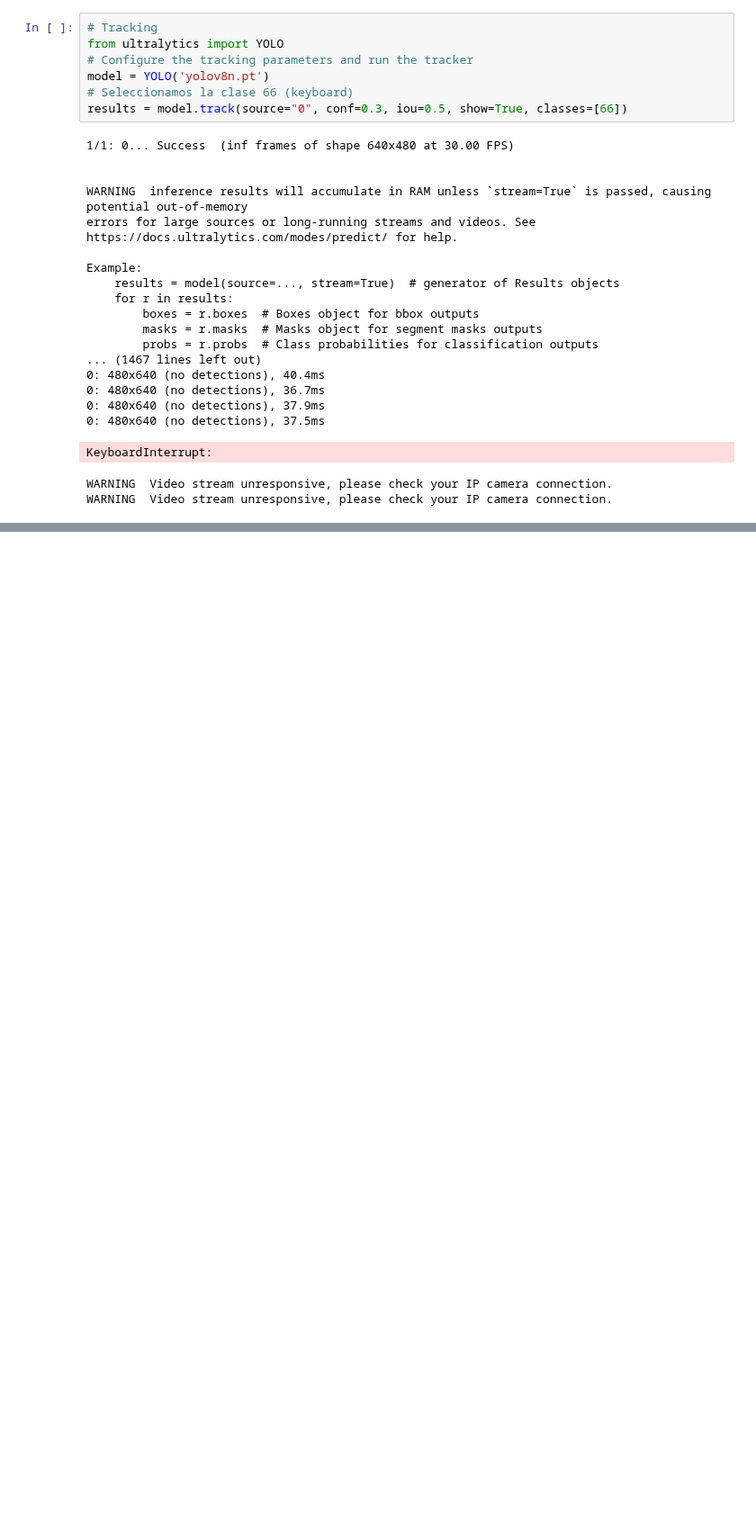
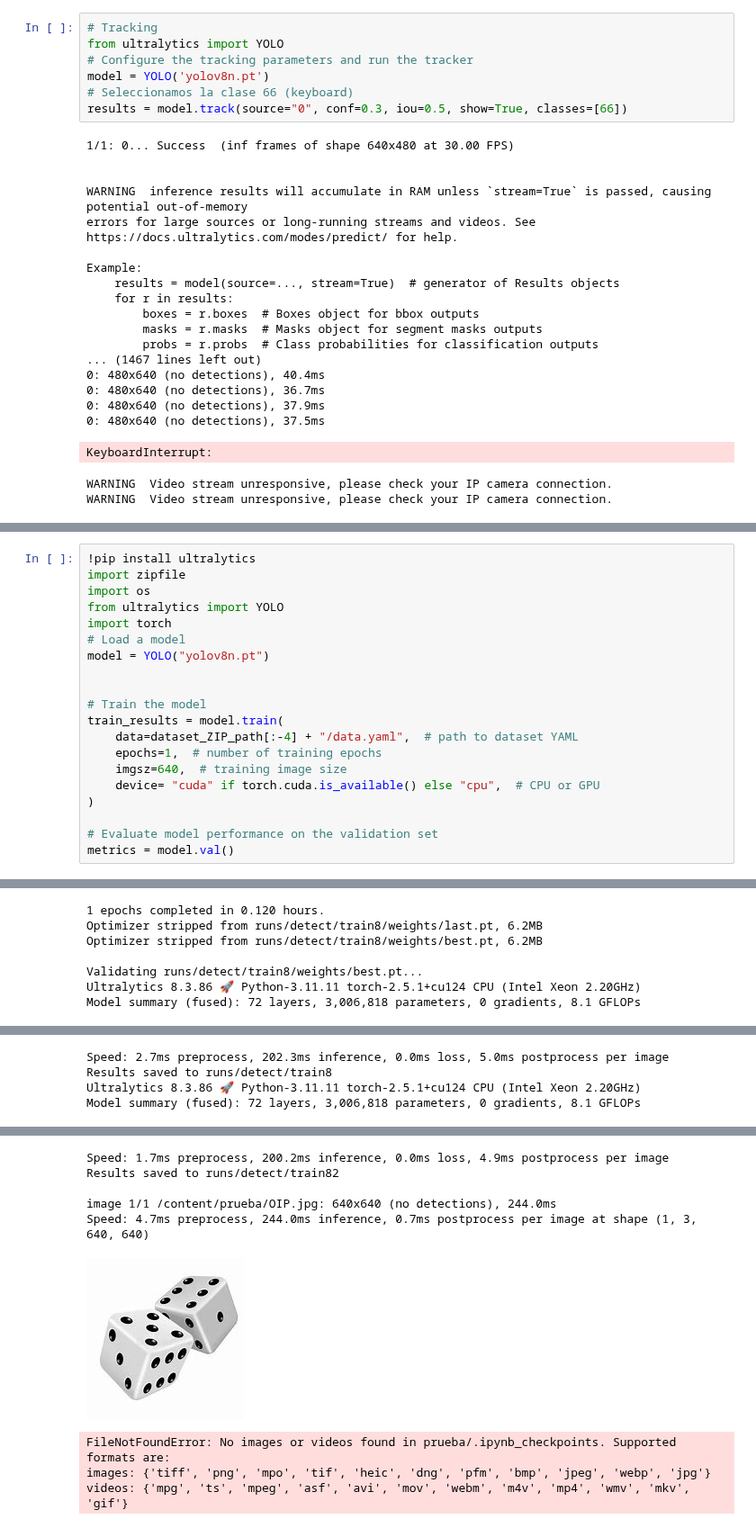
Before and after one commit to Javiert54/bigData, a Jupyter notebook: 1CEIABDTA - M2D/Modelos de Inteligencia artificial/TAREA 6 (24-25) DETECCIÓN DE OBJETOS CON YOLO/yolo.ipynb, the cells around one changed output, grey strips where cells are left out. Shown at 90% size. Cells and saved outputs as stored; diff of their text form; blank space fills up the shorter version.

```diff
--- a/1CEIABDTA - M2D/Modelos de Inteligencia artificial/TAREA 6 (24-25) DETECCIÓN DE OBJETOS CON YOLO/yolo.ipynb
+++ b/1CEIABDTA - M2D/Modelos de Inteligencia artificial/TAREA 6 (24-25) DETECCIÓN DE OBJETOS CON YOLO/yolo.ipynb
@@ -130,3 +136,24 @@ copy_files(test_files, "datasets\\test\\images")
 print("Dataset split into train, val, and test sets.")
 # %% [output]
 Dataset split into train, val, and test sets.
+# %%
+!pip install ultralytics
+import zipfile
+import os
+from ultralytics import YOLO
+import torch
+# Load a model
+model = YOLO("yolov8n.pt")
+
+
+# Train the model
+train_results = model.train(
+    data=dataset_ZIP_path[:-4] + "/data.yaml",  # path to dataset YAML
+    epochs=1,  # number of training epochs
+    imgsz=640,  # training image size
+    device= "cuda" if torch.cuda.is_available() else "cpu",  # CPU or GPU
+)
+
+# Evaluate model performance on the validation set
+metrics = model.val()
+# %% [output]
@@ -132,0 +193,7 @@ Dataset split into train, val, and test sets.
+1 epochs completed in 0.120 hours.
+Optimizer stripped from runs/detect/train8/weights/last.pt, 6.2MB
+Optimizer stripped from runs/detect/train8/weights/best.pt, 6.2MB
+
+Validating runs/detect/train8/weights/best.pt...
+Ultralytics 8.3.86 🚀 Python-3.11.11 torch-2.5.1+cu124 CPU (Intel Xeon 2.20GHz)
+Model summary (fused): 72 layers, 3,006,818 parameters, 0 gradients, 8.1 GFLOPs
@@ -132,0 +202,4 @@ Dataset split into train, val, and test sets.
+Speed: 2.7ms preprocess, 202.3ms inference, 0.0ms loss, 5.0ms postprocess per image
+Results saved to runs/detect/train8
+Ultralytics 8.3.86 🚀 Python-3.11.11 torch-2.5.1+cu124 CPU (Intel Xeon 2.20GHz)
+Model summary (fused): 72 layers, 3,006,818 parameters, 0 gradients, 8.1 GFLOPs
@@ -133 +209,10 @@ Dataset split into train, val, and test sets.
+Speed: 1.7ms preprocess, 200.2ms inference, 0.0ms loss, 4.9ms postprocess per image
+Results saved to runs/detect/train82
+
+image 1/1 /content/prueba/OIP.jpg: 640x640 (no detections), 244.0ms
+Speed: 4.7ms preprocess, 244.0ms inference, 0.7ms postprocess per image at shape (1, 3, 640, 640)
+[figure, added]
+FileNotFoundError: No images or videos found in prueba/.ipynb_checkpoints. Supported formats are:
+images: {'tiff', 'png', 'mpo', 'tif', 'heic', 'dng', 'pfm', 'bmp', 'jpeg', 'webp', 'jpg'}
+videos: {'mpg', 'ts', 'mpeg', 'asf', 'avi', 'mov', 'webm', 'm4v', 'mp4', 'wmv', 'mkv', 'gif'}
 # %%
```
Also changed, not shown: parts of 4 cells of this notebook.
